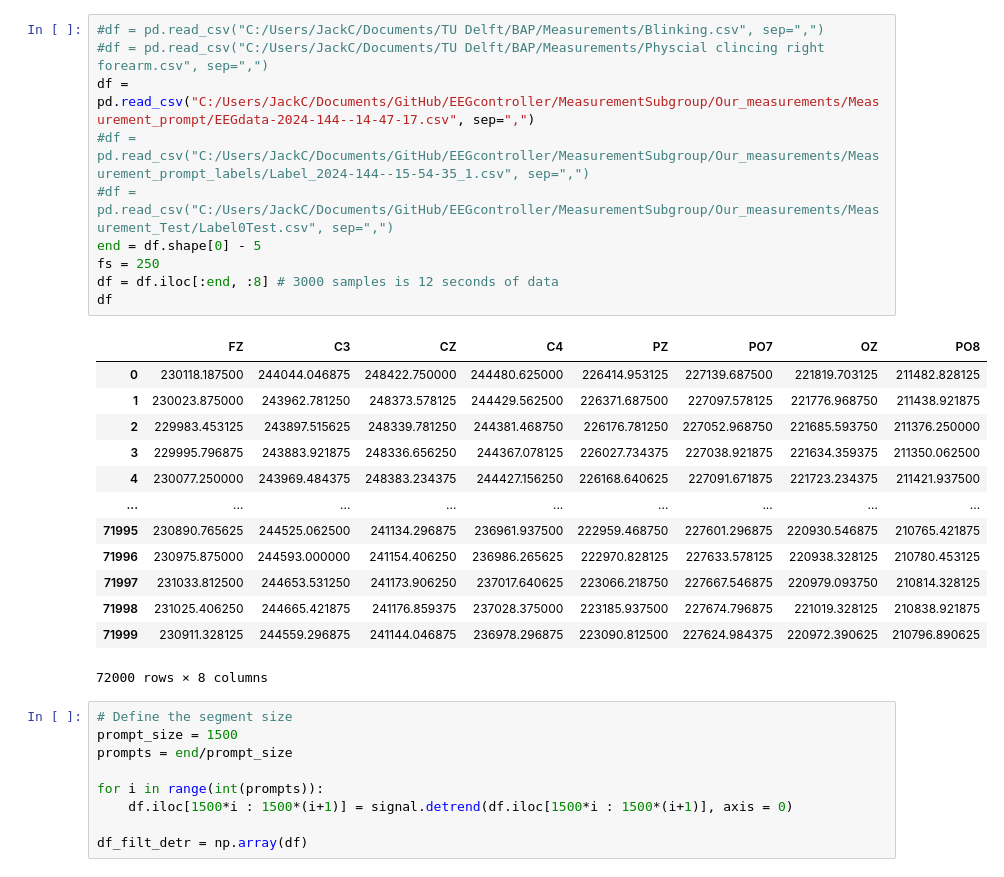
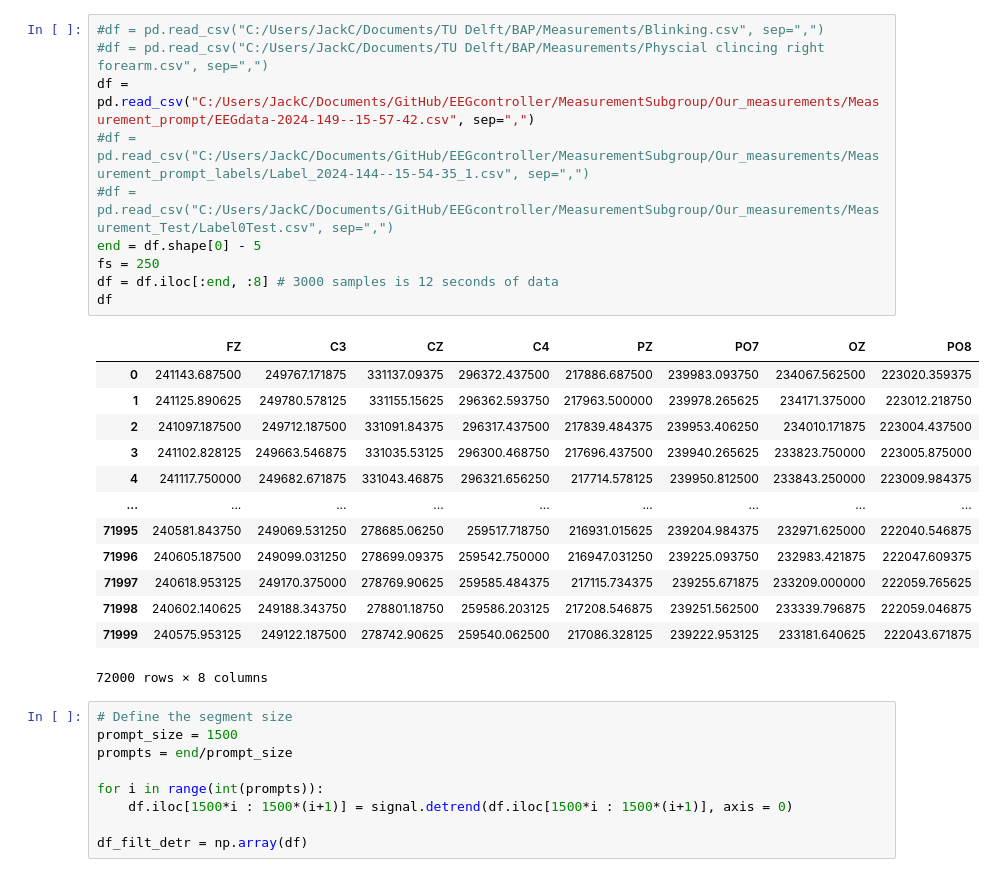
Before and after one commit to ValentijnBakkum/EEGcontroller, a Jupyter notebook: MeasurementSubgroup/Streaming/Python streaming preprocessing.ipynb, the cells around one changed output. Saved outputs shown, nothing was run; the diff lists cells and outputs as text.

```diff
--- a/MeasurementSubgroup/Streaming/Python streaming preprocessing.ipynb
+++ b/MeasurementSubgroup/Streaming/Python streaming preprocessing.ipynb
@@ -17,26 +9,26 @@ please provide us feedback at https://github.com/pandas-dev/pandas/issues/54466
 # %%
 #df = pd.read_csv("C:/Users/JackC/Documents/TU Delft/BAP/Measurements/Blinking.csv", sep=",")
 #df = pd.read_csv("C:/Users/JackC/Documents/TU Delft/BAP/Measurements/Physcial clincing right forearm.csv", sep=",")
-df = pd.read_csv("C:/Users/JackC/Documents/GitHub/EEGcontroller/MeasurementSubgroup/Our_measurements/Measurement_prompt/EEGdata-2024-144--14-47-17.csv", sep=",")
+df = pd.read_csv("C:/Users/JackC/Documents/GitHub/EEGcontroller/MeasurementSubgroup/Our_measurements/Measurement_prompt/EEGdata-2024-149--15-57-42.csv", sep=",")
 #df = pd.read_csv("C:/Users/JackC/Documents/GitHub/EEGcontroller/MeasurementSubgroup/Our_measurements/Measurement_prompt_labels/Label_2024-144--15-54-35_1.csv", sep=",")
 #df = pd.read_csv("C:/Users/JackC/Documents/GitHub/EEGcontroller/MeasurementSubgroup/Our_measurements/Measurement_Test/Label0Test.csv", sep=",")
 end = df.shape[0] - 5
 fs = 250
 df = df.iloc[:end, :8] # 3000 samples is 12 seconds of data
 df
 # %% [output]
 |  | FZ | C3 | CZ | C4 | PZ | PO7 | OZ | PO8 |
-| 0 | 230118.187500 | 244044.046875 | 248422.750000 | 244480.625000 | 226414.953125 | 227139.687500 | 221819.703125 | 211482.828125 |
-| 1 | 230023.875000 | 243962.781250 | 248373.578125 | 244429.562500 | 226371.687500 | 227097.578125 | 221776.968750 | 211438.921875 |
-| 2 | 229983.453125 | 243897.515625 | 248339.781250 | 244381.468750 | 226176.781250 | 227052.968750 | 221685.593750 | 211376.250000 |
-| 3 | 229995.796875 | 243883.921875 | 248336.656250 | 244367.078125 | 226027.734375 | 227038.921875 | 221634.359375 | 211350.062500 |
-| 4 | 230077.250000 | 243969.484375 | 248383.234375 | 244427.156250 | 226168.640625 | 227091.671875 | 221723.234375 | 211421.937500 |
+| 0 | 241143.687500 | 249767.171875 | 331137.09375 | 296372.437500 | 217886.687500 | 239983.093750 | 234067.562500 | 223020.359375 |
+| 1 | 241125.890625 | 249780.578125 | 331155.15625 | 296362.593750 | 217963.500000 | 239978.265625 | 234171.375000 | 223012.218750 |
+| 2 | 241097.187500 | 249712.187500 | 331091.84375 | 296317.437500 | 217839.484375 | 239953.406250 | 234010.171875 | 223004.437500 |
+| 3 | 241102.828125 | 249663.546875 | 331035.53125 | 296300.468750 | 217696.437500 | 239940.265625 | 233823.750000 | 223005.875000 |
+| 4 | 241117.750000 | 249682.671875 | 331043.46875 | 296321.656250 | 217714.578125 | 239950.812500 | 233843.250000 | 223009.984375 |
 | ... | ... | ... | ... | ... | ... | ... | ... | ... |
-| 71995 | 230890.765625 | 244525.062500 | 241134.296875 | 236961.937500 | 222959.468750 | 227601.296875 | 220930.546875 | 210765.421875 |
-| 71996 | 230975.875000 | 244593.000000 | 241154.406250 | 236986.265625 | 222970.828125 | 227633.578125 | 220938.328125 | 210780.453125 |
-| 71997 | 231033.812500 | 244653.531250 | 241173.906250 | 237017.640625 | 223066.218750 | 227667.546875 | 220979.093750 | 210814.328125 |
-| 71998 | 231025.406250 | 244665.421875 | 241176.859375 | 237028.375000 | 223185.937500 | 227674.796875 | 221019.328125 | 210838.921875 |
-| 71999 | 230911.328125 | 244559.296875 | 241144.046875 | 236978.296875 | 223090.812500 | 227624.984375 | 220972.390625 | 210796.890625 |
+| 71995 | 240581.843750 | 249069.531250 | 278685.06250 | 259517.718750 | 216931.015625 | 239204.984375 | 232971.625000 | 222040.546875 |
+| 71996 | 240605.187500 | 249099.031250 | 278699.09375 | 259542.750000 | 216947.031250 | 239225.093750 | 232983.421875 | 222047.609375 |
+| 71997 | 240618.953125 | 249170.375000 | 278769.90625 | 259585.484375 | 217115.734375 | 239255.671875 | 233209.000000 | 222059.765625 |
+| 71998 | 240602.140625 | 249188.343750 | 278801.18750 | 259586.203125 | 217208.546875 | 239251.562500 | 233339.796875 | 222059.046875 |
+| 71999 | 240575.953125 | 249122.187500 | 278742.90625 | 259540.062500 | 217086.328125 | 239222.953125 | 233181.640625 | 222043.671875 |
 72000 rows × 8 columns
 # %%
 # Define the segment size
```
Also changed, not shown: parts of 5 cells of this notebook, 2 other files.
